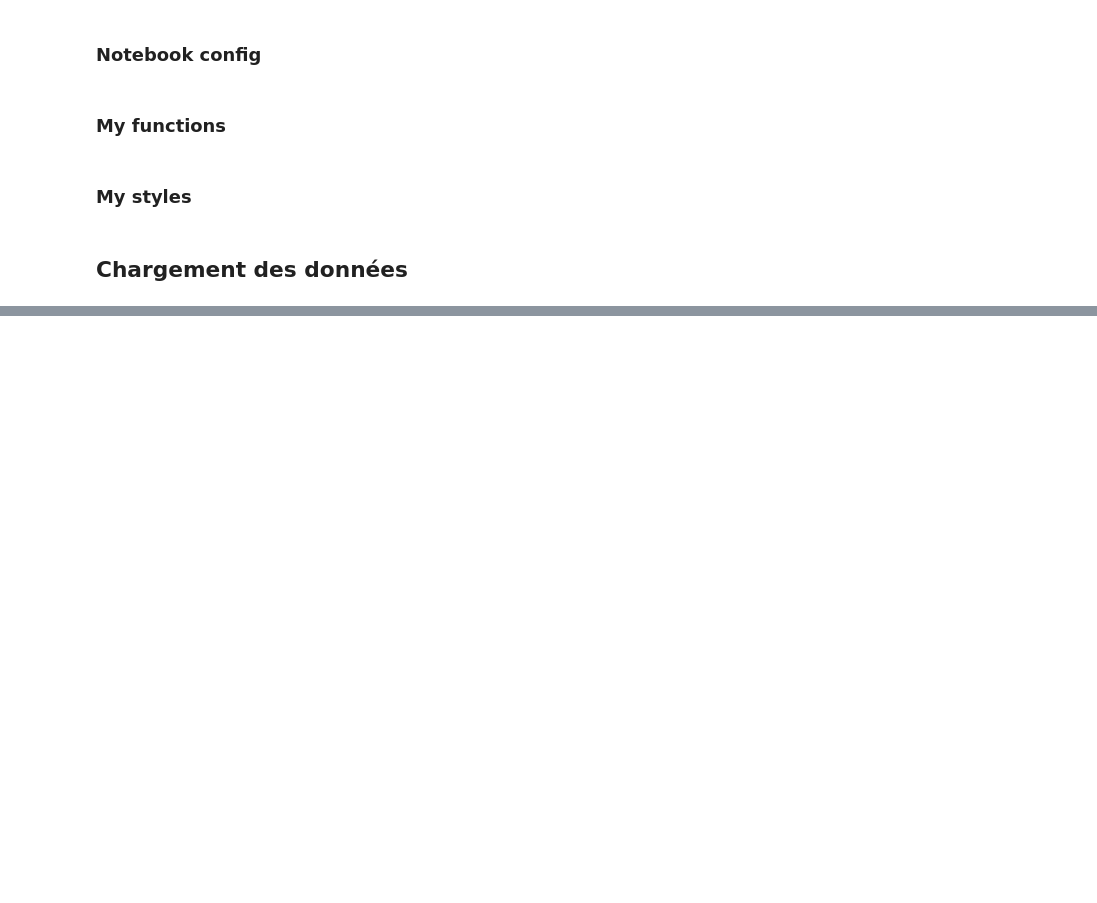
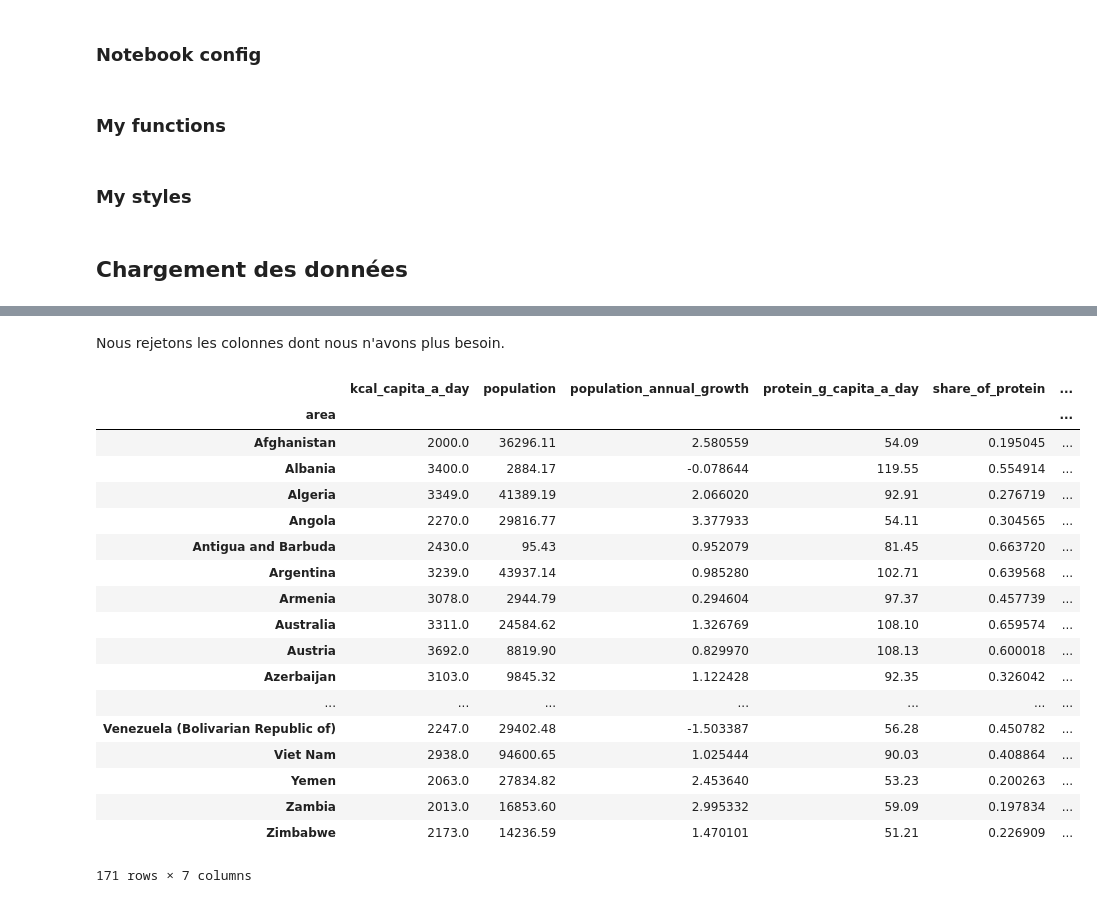
Before and after one commit to bayechou/OCDA_P5-lss, a Jupyter notebook: P5.ipynb, the cells around one changed output, grey strips where cells are left out. Saved outputs shown, nothing was run; the diff lists cells and outputs as text; code cells hidden in the pictures; blank space fills up the shorter version.

```diff
--- a/P5.ipynb
+++ b/P5.ipynb
@@ -165,0 +175,26 @@ df[df.isna().any(axis=1)]['country'].tolist()
+# %% [markdown]
+Nous rejetons les colonnes dont nous n'avons plus besoin.
+# %%
+df = df.drop('animal_kcal_capita_a_day', axis=1)
+df = df.drop('animal_protein_g_capita_a_day', axis=1)
+df
+# %% [output]
+|  | kcal_capita_a_day | population | population_annual_growth | protein_g_capita_a_day | share_of_protein | ... |
+| area |  |  |  |  |  | ... |
+| Afghanistan | 2000.0 | 36296.11 | 2.580559 | 54.09 | 0.195045 | ... |
+| Albania | 3400.0 | 2884.17 | -0.078644 | 119.55 | 0.554914 | ... |
+| Algeria | 3349.0 | 41389.19 | 2.066020 | 92.91 | 0.276719 | ... |
+| Angola | 2270.0 | 29816.77 | 3.377933 | 54.11 | 0.304565 | ... |
+| Antigua and Barbuda | 2430.0 | 95.43 | 0.952079 | 81.45 | 0.663720 | ... |
+| Argentina | 3239.0 | 43937.14 | 0.985280 | 102.71 | 0.639568 | ... |
+| Armenia | 3078.0 | 2944.79 | 0.294604 | 97.37 | 0.457739 | ... |
+| Australia | 3311.0 | 24584.62 | 1.326769 | 108.10 | 0.659574 | ... |
+| Austria | 3692.0 | 8819.90 | 0.829970 | 108.13 | 0.600018 | ... |
+| Azerbaijan | 3103.0 | 9845.32 | 1.122428 | 92.35 | 0.326042 | ... |
+| ... | ... | ... | ... | ... | ... | ... |
+| Venezuela (Bolivarian Republic of) | 2247.0 | 29402.48 | -1.503387 | 56.28 | 0.450782 | ... |
+| Viet Nam | 2938.0 | 94600.65 | 1.025444 | 90.03 | 0.408864 | ... |
+| Yemen | 2063.0 | 27834.82 | 2.453640 | 53.23 | 0.200263 | ... |
+| Zambia | 2013.0 | 16853.60 | 2.995332 | 59.09 | 0.197834 | ... |
+| Zimbabwe | 2173.0 | 14236.59 | 1.470101 | 51.21 | 0.226909 | ... |
+171 rows × 7 columns
```
Also changed, not shown: parts of 21 cells of this notebook, 16 other files.
